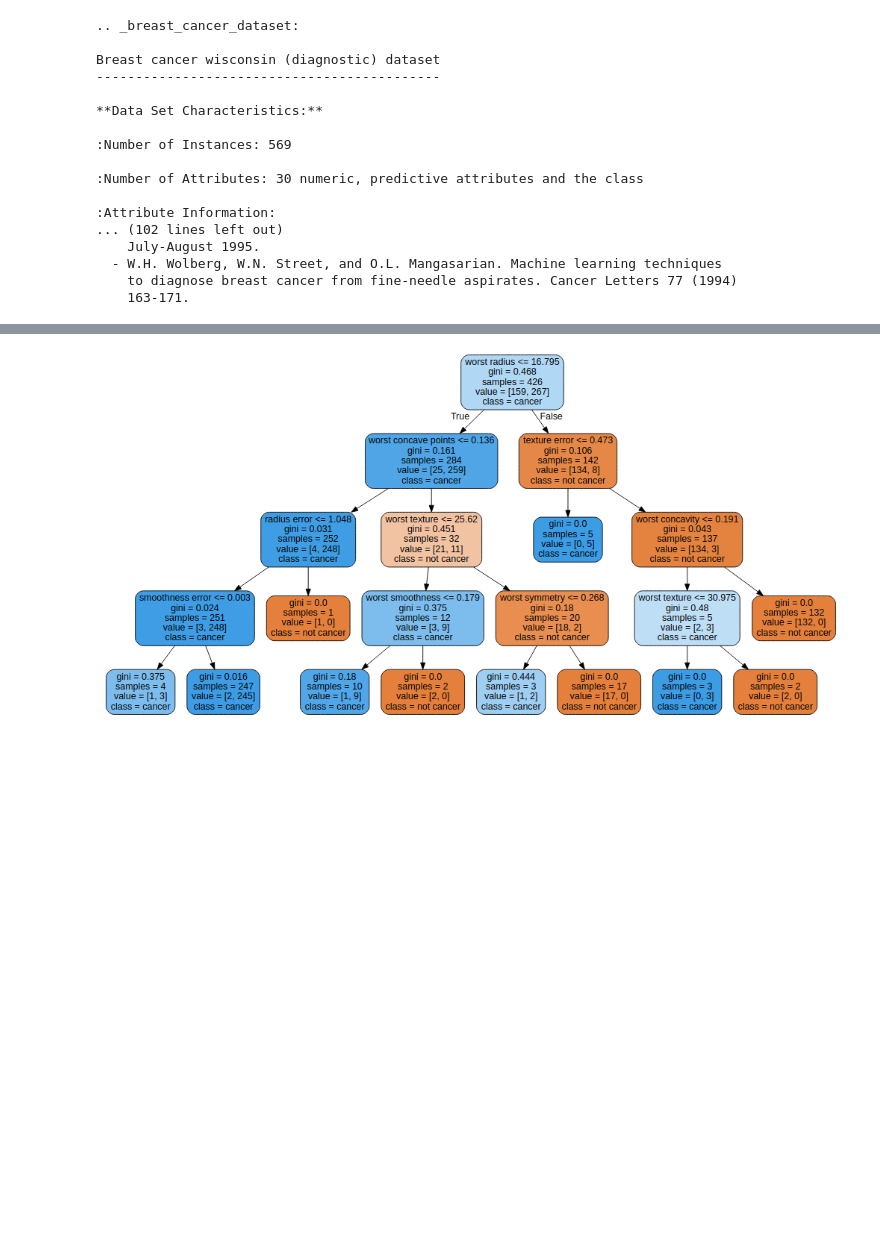
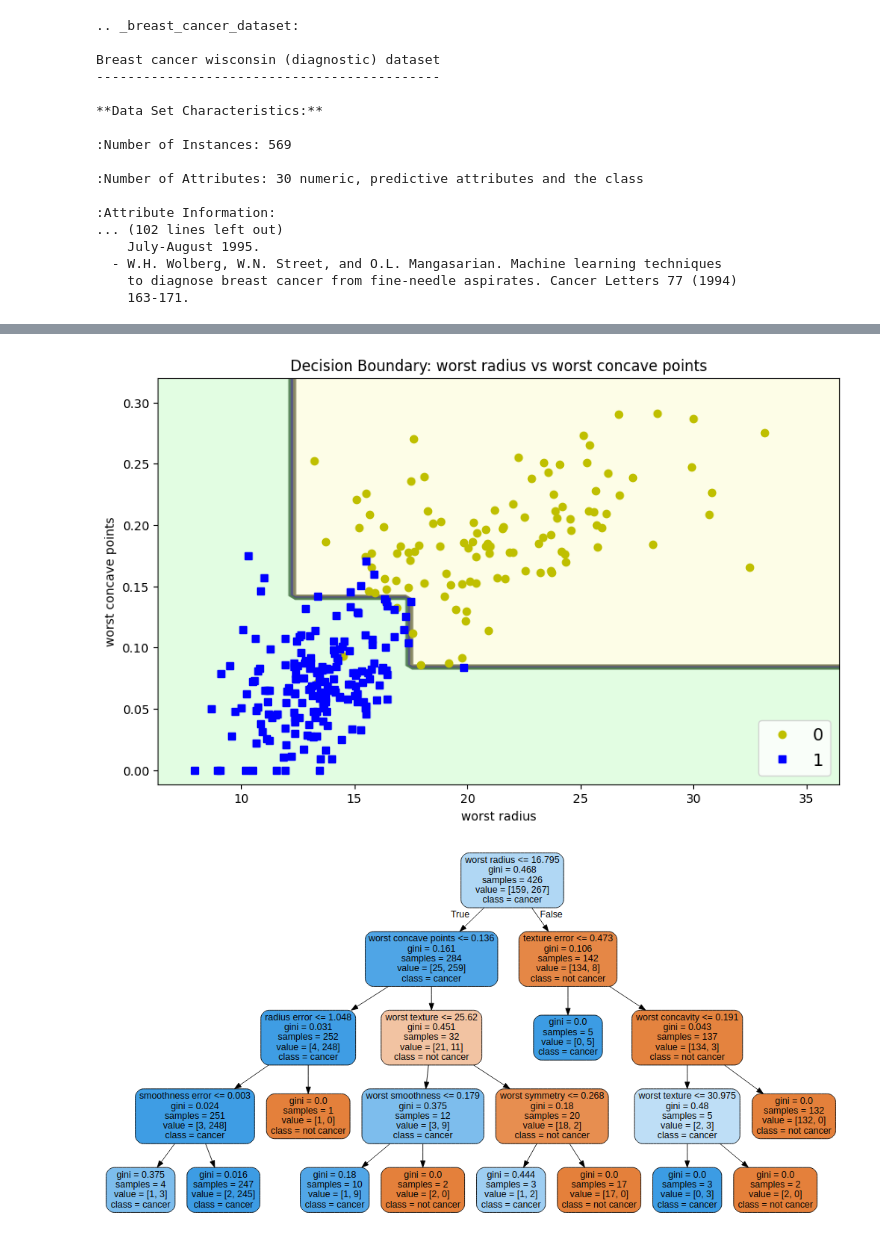
Before and after one commit to Oskar-Strand/DAT158, a Jupyter notebook: notebooks/DAT158-2.3-Decision_trees.ipynb, the cells around one changed output, grey strips where cells are left out. Cells and saved outputs as stored; diff of their text form; code cells hidden in the pictures; blank space fills up the shorter version.

```diff
--- a/notebooks/DAT158-2.3-Decision_trees.ipynb
+++ b/notebooks/DAT158-2.3-Decision_trees.ipynb
@@ -737,0 +752,22 @@ Breast cancer wisconsin (diagnostic) dataset
+# %%
+# Train/Test split
+X_train_full, X_test, y_train_full, y_test = train_test_split(X, y, test_size=0.30, random_state=seed, stratify=y)
+
+# From the training part, carve out a validation set
+X_train, X_val, y_train, y_val = train_test_split(X_train_full, y_train_full, test_size=0.25, random_state=seed, stratify=y_train_full)
+
+# compare tree depths
+depths = [3, 4]
+train_score = {}
+val_score = {}
+
+for d in depths:
+    clf = DecisionTreeClassifier(max_depth=d, random_state=seed)
+    clf.fit(X_train, y_train)
+    train_score[d] = clf.score(X_train, y_train)
+    val_score[d]   = clf.score(X_val, y_val)
+    print(f"depth={d}  train_acc={train_score[d]:.3f}  val_acc={val_score[d]:.3f}")
+
+# choose (prefer simpler if tie)
+best_depth = sorted(depths, key=lambda d: (-val_score[d], d))[0]
+print("Chosen depth:", best_depth)
@@ -738,3 +849,24 @@ Breast cancer wisconsin (diagnostic) dataset
+# %%
+# pick your two features
+i1 = feature_names.index("worst radius")
+i2 = feature_names.index("worst concave points")
+
+# extract only those two columns
+X2_train = X_train[:, [i1, i2]]
+y2_train = y_train
+
+# train the simple 2D tree
+tree_clf_d3 = DecisionTreeClassifier(max_depth=3, random_state=seed)
+tree_clf_d3.fit(X2_train, y2_train)
+
+# plot the decision boundary
+plot_decision_boundary(tree_clf_d3, X2_train, y2_train)
+plt.title("Decision Boundary: worst radius vs worst concave points")
+plt.xlabel("worst radius")
+plt.ylabel("worst concave points")
+plt.show()
+# %% [output]
+[figure, added]
 # %%
 if colab:
     import cv2
```
Also changed, not shown: parts of 6 cells of this notebook.
